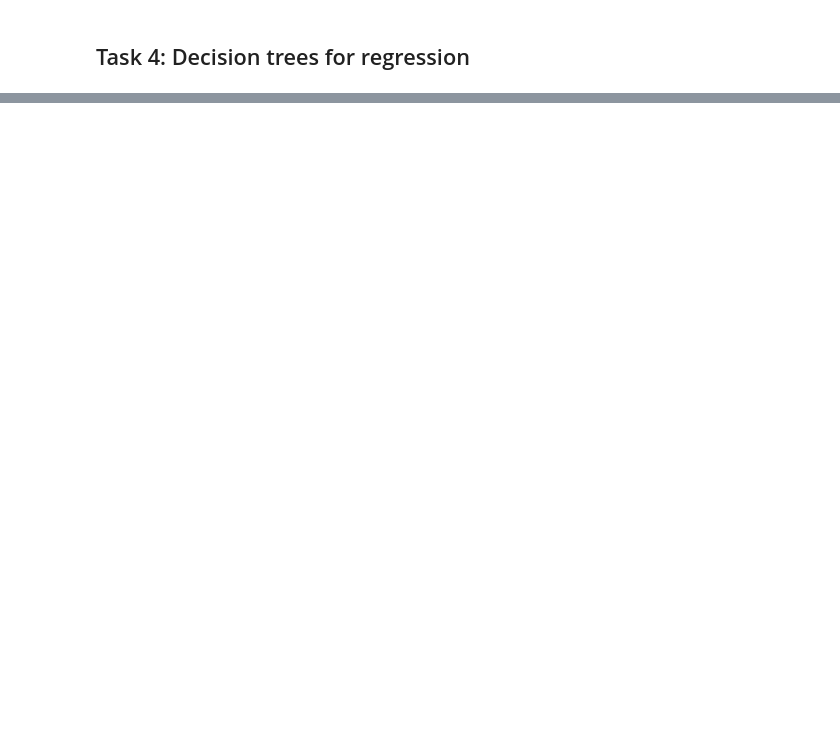
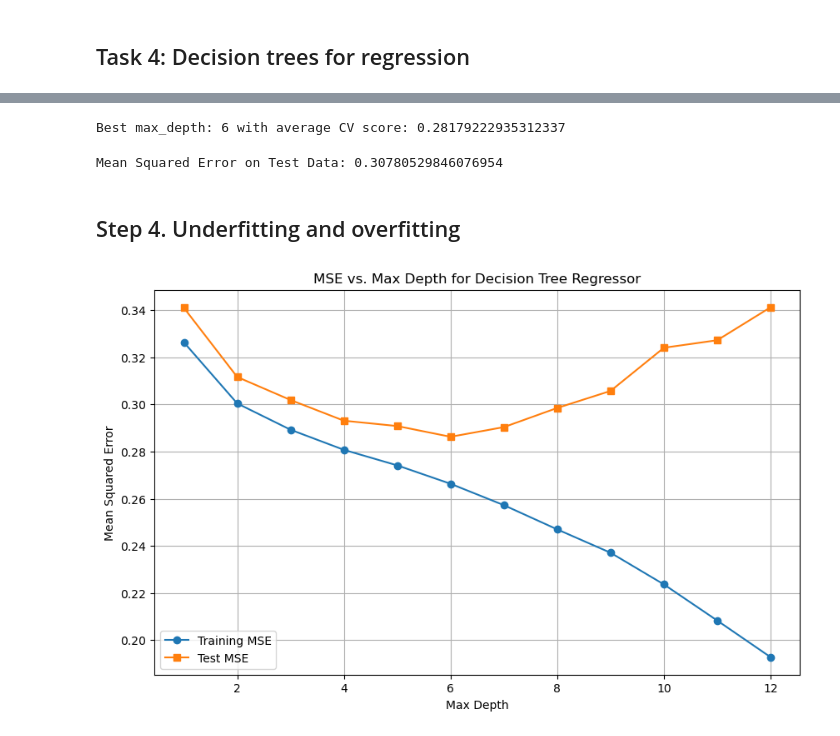
Before and after one commit to NilsDunlop/DIT867-Assignments, a Jupyter notebook: Assignment 1/Assignment1_FE.ipynb, the cells around one changed output, grey strips where cells are left out. Saved outputs shown, nothing was run; the diff lists cells and outputs as text; code cells hidden in the pictures; blank space fills up the shorter version.

Commit message:
Add decision tree regression model

```diff
--- a/Assignment 1/Assignment1_FE.ipynb
+++ b/Assignment 1/Assignment1_FE.ipynb
@@ -694,0 +728,63 @@ Mean Squared Error: 0.008043160534336718
+# %%
+max_depth_range = range(1, 20)
+best_depth, best_score = test_max_depth_regressor(Xtrain, Ytrain, max_depth_range)
+print(f"Best max_depth: {best_depth} with average CV score: {best_score}")
+# %% [output]
+Best max_depth: 6 with average CV score: 0.28179222935312337
+# %%
+# Use the best max_depth to initialize the tree regressor
+tree_reg_best = TreeRegressor(max_depth=best_depth)
+
+# Fit the model to the training data
+tree_reg_best.fit(Xtrain, Ytrain)
+
+# Predict on the test set
+Ytest_pred = tree_regr.predict(Xtest)
+
+# Calculate the mean squared error on the test set
+mse = mean_squared_error(Ytest, Ypred)
+
+print(f"Mean Squared Error on Test Data: {mse}")
+# %% [output]
+Mean Squared Error on Test Data: 0.30780529846076954
+# %% [markdown]
+## Step 4. Underfitting and overfitting
+# %%
+# Function to evaluate the model at different depths
+def evaluate_depths(Xtrain, Ytrain, Xtest, Ytest, max_depths):
+    train_scores = []
+    test_scores = []
+
+    for depth in max_depths:
+        # Initialize the model with the current max_depth
+        model = DecisionTreeRegressor(max_depth=depth)
+
+        # Fit the model
+        model.fit(Xtrain, Ytrain)
+
+        # Predict and evaluate on the training set
+        Ytrain_pred = model.predict(Xtrain)
+        train_scores.append(mean_squared_error(Ytrain, Ytrain_pred))
+
+        # Predict and evaluate on the test set
+        Ytest_pred = model.predict(Xtest)
+        test_scores.append(mean_squared_error(Ytest, Ytest_pred))
+
+    return train_scores, test_scores
+# %%
+# Initialize the model with different max_depths
+max_depths = range(1, 13)
+train_scores, test_scores = evaluate_depths(Xtrain, Ytrain, Xtest, Ytest, max_depths)
+
+# Plotting the results
+plt.figure(figsize=(10, 6))
+plt.plot(max_depths, train_scores, label='Training MSE', marker='o')
+plt.plot(max_depths, test_scores, label='Test MSE', marker='s')
+plt.xlabel('Max Depth')
+plt.ylabel('Mean Squared Error')
+plt.title('MSE vs. Max Depth for Decision Tree Regressor')
+plt.legend()
+plt.grid(True)
+plt.show()
+# %% [output]
+[figure, added]
```
Also changed, not shown: parts of 12 cells of this notebook.
